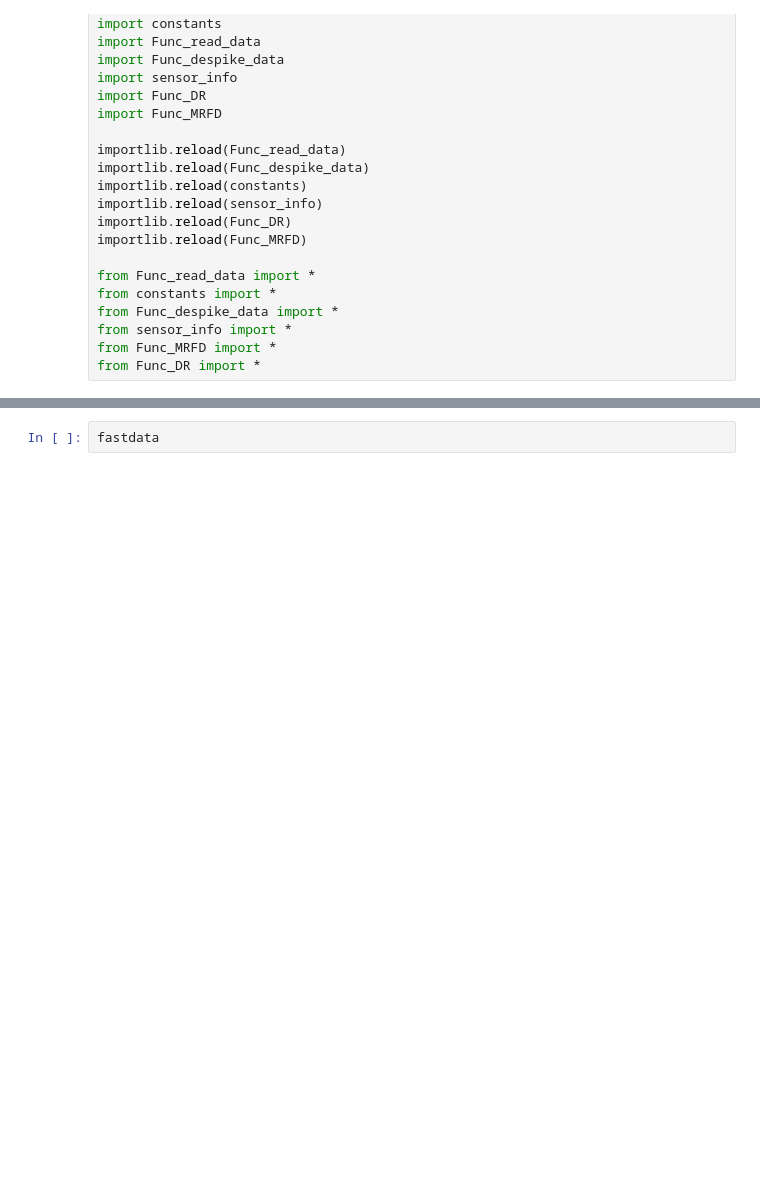
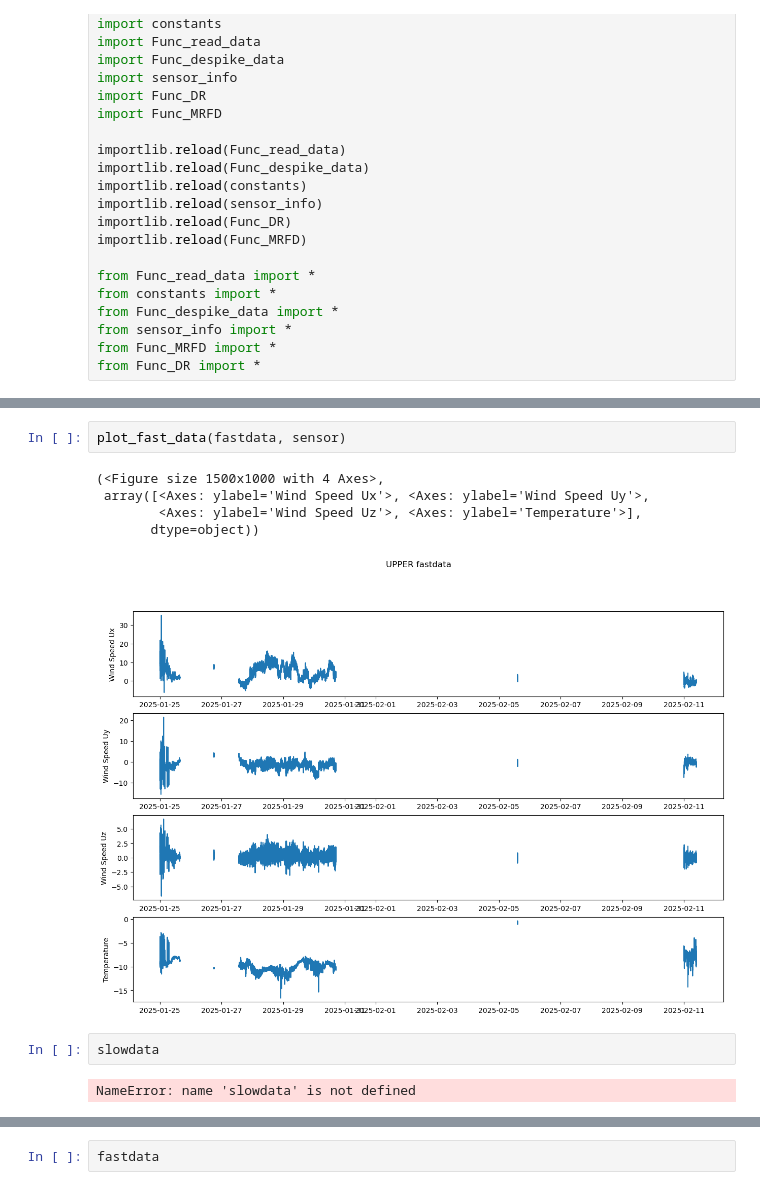
Before and after one commit to Rainette9/DataProcessingScripts, a Jupyter notebook: Processing_main.ipynb, the cells around one changed output, grey strips where cells are left out. Cells and saved outputs as stored; diff of their text form; blank space fills up the shorter version.

```diff
--- a/Processing_main.ipynb
+++ b/Processing_main.ipynb
@@ -33 +207,13 @@ from Func_DR import *
+# %%
+plot_fast_data(fastdata, sensor)
+# %% [output]
+(<Figure size 1500x1000 with 4 Axes>,
+ array([<Axes: ylabel='Wind Speed Ux'>, <Axes: ylabel='Wind Speed Uy'>,
+        <Axes: ylabel='Wind Speed Uz'>, <Axes: ylabel='Temperature'>],
+       dtype=object))
+[figure, added]
+# %%
+slowdata
+# %% [output]
+NameError: name 'slowdata' is not defined
 # %%
```
Also changed, not shown: parts of 9 cells of this notebook, 9 other files.
